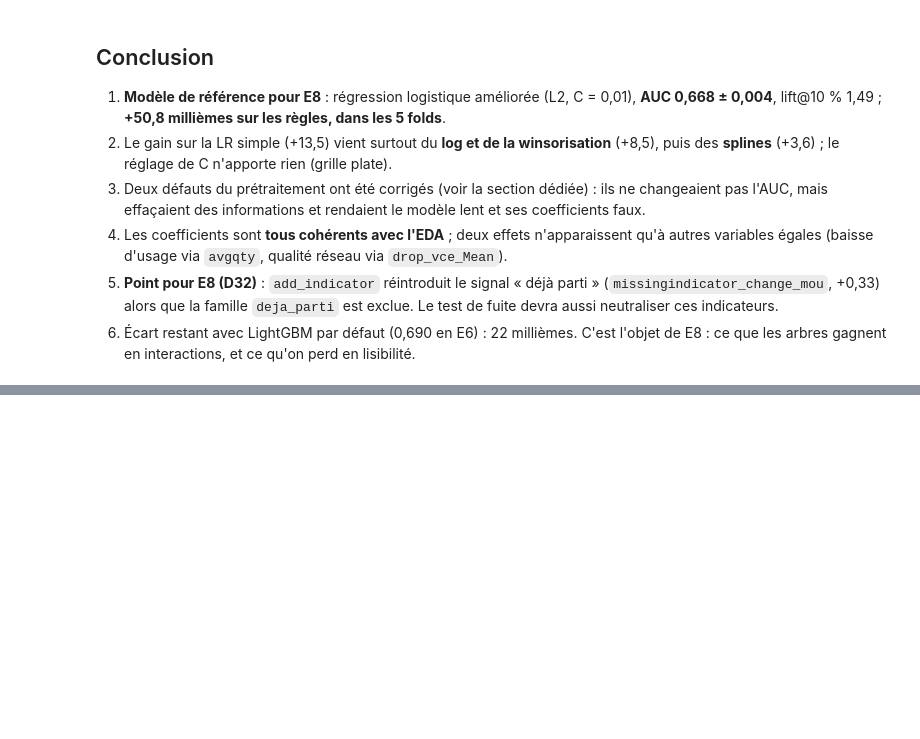
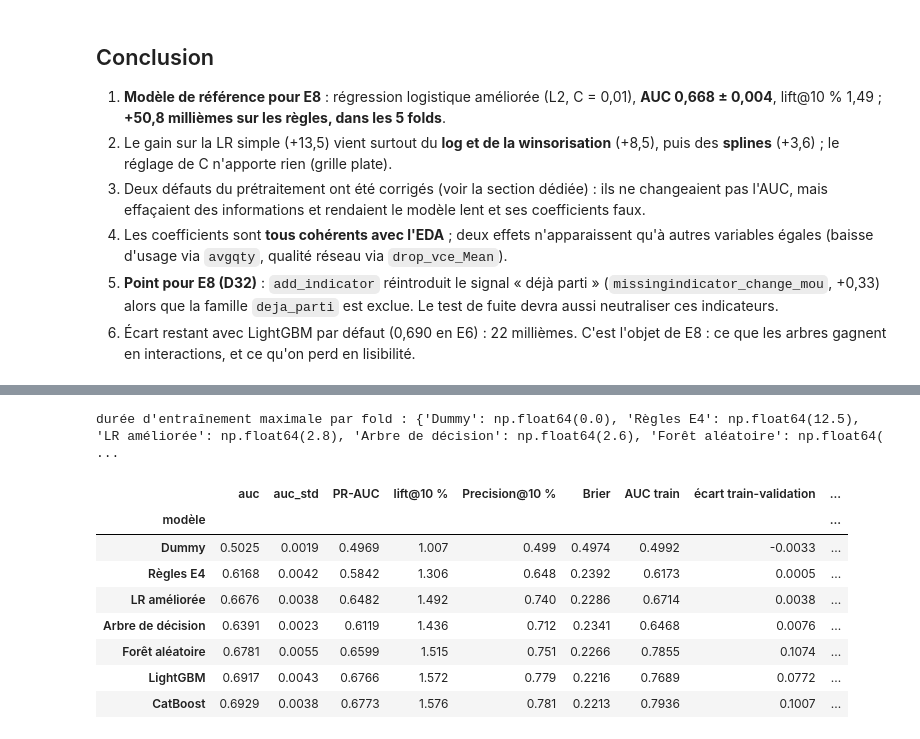
Before and after one commit to malek-ksouri/telecom_churn, a Jupyter notebook: notebooks/05_modeling.ipynb, the cells around one changed output, grey strips where cells are left out. Drawn from its saved outputs; the diff is of its cells as text; code cells hidden in the pictures; blank space fills up the shorter version.

Commit message:
modeles avances (RF, LightGBM, CatBoost) + test de fuite

```diff
--- a/notebooks/05_modeling.ipynb
+++ b/notebooks/05_modeling.ipynb
@@ -403,0 +449,55 @@ pd.DataFrame({"months": effects["months"].loc[[6, 9, 11, 12, 15, 24, 36, 60]].ro
+# %%
+MODELS = {
+    "Dummy": ("dummy", {}),
+    "Règles E4": ("rules", {}),
+    "LR améliorée": ("logreg", {}),
+    "Arbre de décision": ("decision_tree", {}),
+    "Forêt aléatoire": ("random_forest", {}),
+    "LightGBM": ("lightgbm", {}),
+    "CatBoost": ("catboost", {}),
+}
+FOLD_LIMIT_SECONDS = 300
+results = {}
+for label, (name, params) in MODELS.items():
+    results[label] = cross_validate_model(build_pipeline(name, **params), train, y, folds, label)
+    worst = results[label].per_fold["fit_seconds"].max()
+    if worst > FOLD_LIMIT_SECONDS:
+        print(f"{label} : un fold a pris {worst:.0f} s (> 5 min) ; relance avec moins d'itérations")
+        results[label] = cross_validate_model(build_pipeline(name, iterations=250), train, y, folds, label)
+print("durée d'entraînement maximale par fold :",
+      {k: round(r.per_fold['fit_seconds'].max(), 1) for k, r in results.items()})
+# %% [output]
+durée d'entraînement maximale par fold : {'Dummy': np.float64(0.0), 'Règles E4': np.float64(12.5), 'LR améliorée': np.float64(2.8), 'Arbre de décision': np.float64(2.6), 'Forêt aléatoire': np.float64( ...
+# %%
+lr_auc = results["LR améliorée"].per_fold["roc_auc"].to_numpy()
+rows = []
+for label, r in results.items():
+    pf = r.per_fold
+    gain = 1000 * (pf["roc_auc"].to_numpy() - lr_auc)
+    rows.append({
+        "modèle": label,
+        "auc": pf["roc_auc"].mean(), "auc_std": pf["roc_auc"].std(),
+        "PR-AUC": pf["pr_auc"].mean(), "lift@10 %": pf["lift@10%"].mean(),
+        "Precision@10 %": pf["precision@10%"].mean(), "Brier": pf["brier"].mean(),
+        "AUC train": pf["train_roc_auc"].mean(),
+        "écart train-validation": (pf["train_roc_auc"] - pf["roc_auc"]).mean(),
+        "entraînement (s / fold)": pf["fit_seconds"].mean(),
+        "gain vs LR (millièmes)": gain.mean(), "gain σ": gain.std(ddof=1),
+        "folds gagnés sur 5": int((gain > 0).sum()),
+    })
+comparison = pd.DataFrame(rows).set_index("modèle")
+display(comparison.round({"auc": 4, "auc_std": 4, "PR-AUC": 4, "lift@10 %": 3, "Precision@10 %": 3, "Brier": 4,
+                          "AUC train": 4, "écart train-validation": 4, "entraînement (s / fold)": 1,
+                          "gain vs LR (millièmes)": 1, "gain σ": 1}))
+publish(model_comparison_chart(comparison, "Le boosting devance la forêt, la LR améliorée et l'arbre de décision",
+                               reference="LR améliorée"), "05_comparaison_modeles", width=1000)
+# %% [output]
+|  | auc | auc_std | PR-AUC | lift@10 % | Precision@10 % | Brier | AUC train | écart train-validation | ... |
+| modèle |  |  |  |  |  |  |  |  | ... |
+| Dummy | 0.5025 | 0.0019 | 0.4969 | 1.007 | 0.499 | 0.4974 | 0.4992 | -0.0033 | ... |
+| Règles E4 | 0.6168 | 0.0042 | 0.5842 | 1.306 | 0.648 | 0.2392 | 0.6173 | 0.0005 | ... |
+| LR améliorée | 0.6676 | 0.0038 | 0.6482 | 1.492 | 0.740 | 0.2286 | 0.6714 | 0.0038 | ... |
+| Arbre de décision | 0.6391 | 0.0023 | 0.6119 | 1.436 | 0.712 | 0.2341 | 0.6468 | 0.0076 | ... |
+| Forêt aléatoire | 0.6781 | 0.0055 | 0.6599 | 1.515 | 0.751 | 0.2266 | 0.7855 | 0.1074 | ... |
+| LightGBM | 0.6917 | 0.0043 | 0.6766 | 1.572 | 0.779 | 0.2216 | 0.7689 | 0.0772 | ... |
+| CatBoost | 0.6929 | 0.0038 | 0.6773 | 1.576 | 0.781 | 0.2213 | 0.7936 | 0.1007 | ... |
```
Also changed, not shown: parts of 14 cells of this notebook, 8 other files.
